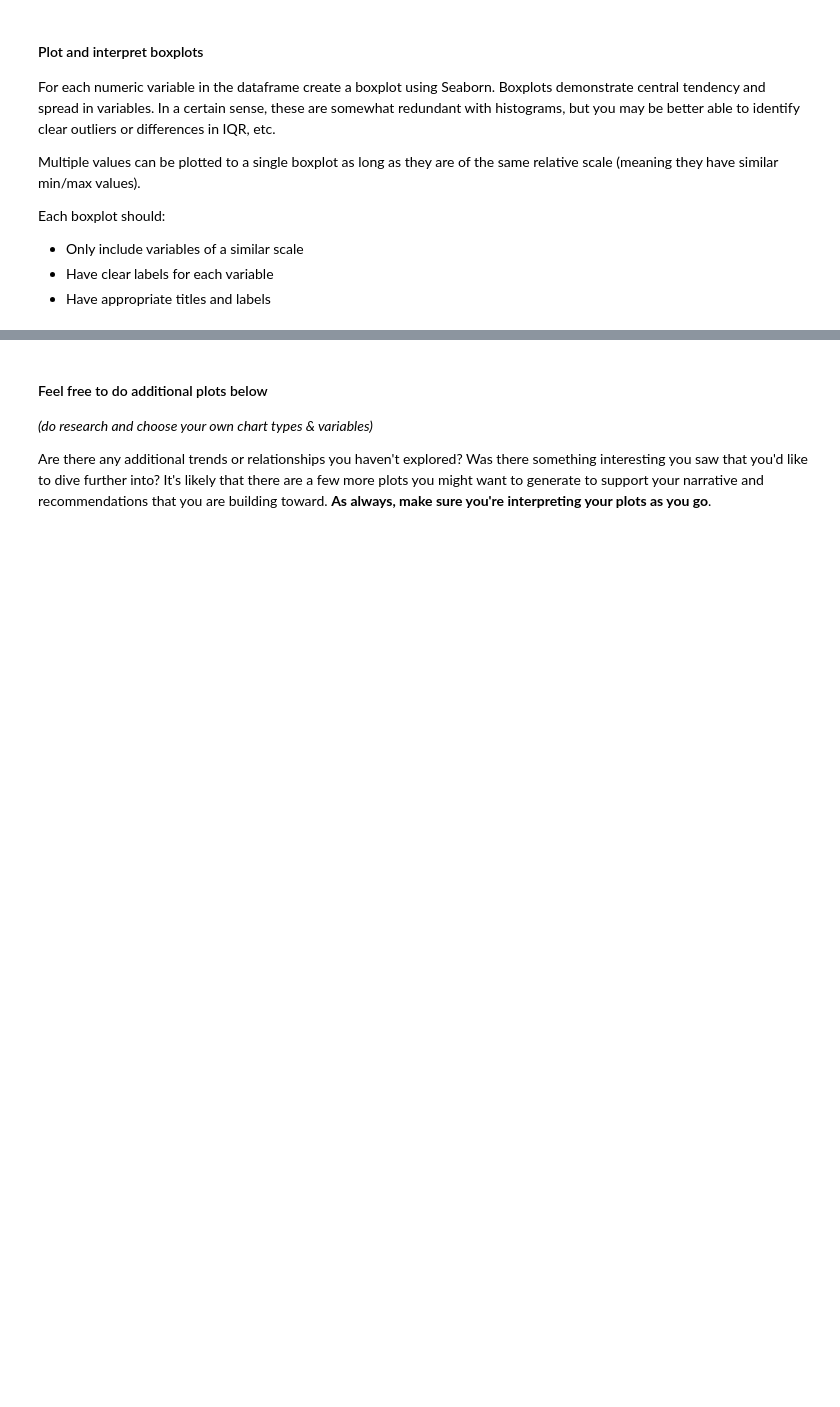
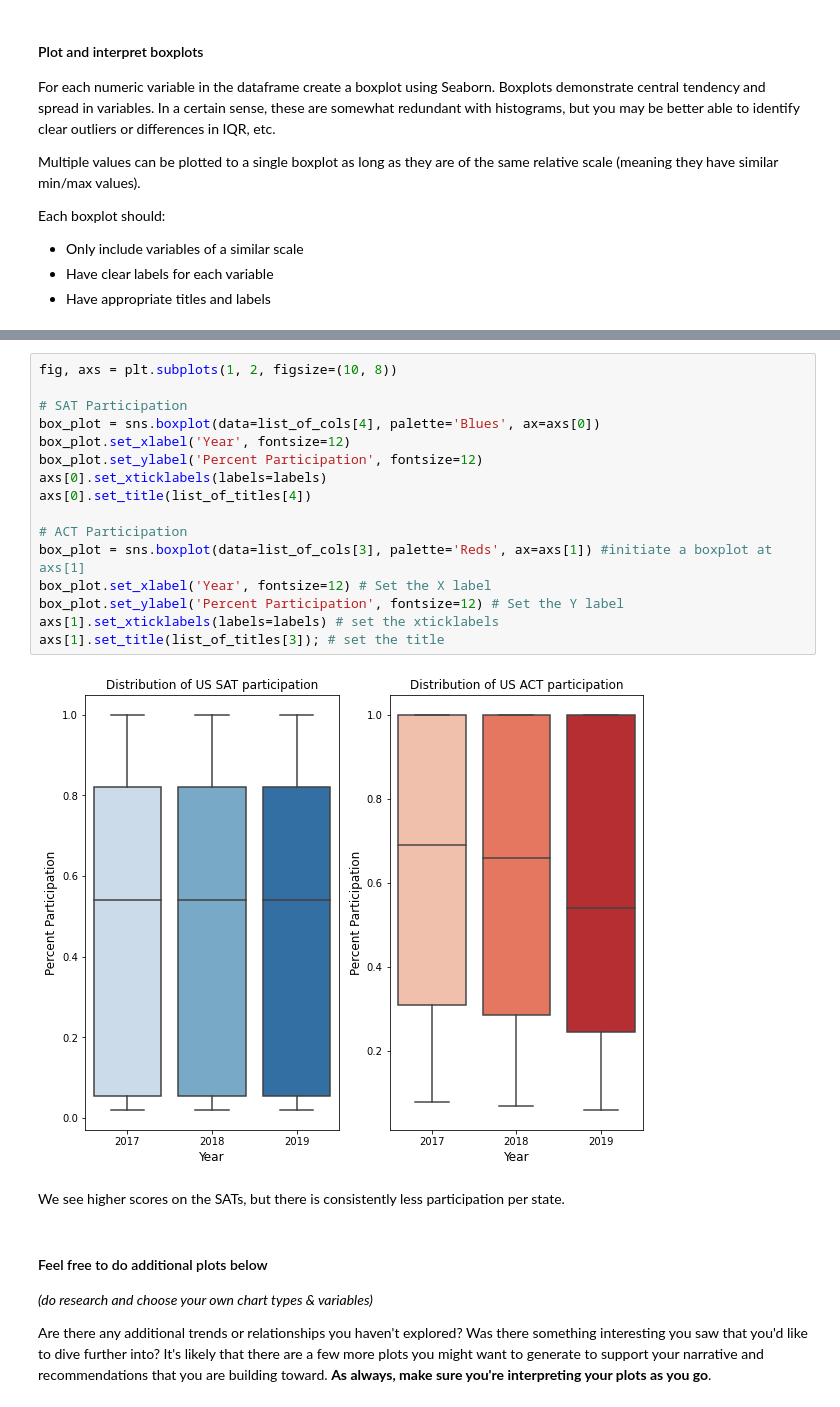
Before and after one commit to EricHeidbreder/GA_projects, a Jupyter notebook: projects/project-1-master/code/sat_act_data_HEIDBREDER.ipynb, the cells around one changed output, grey strips where cells are left out. Cells and saved outputs as stored; diff of their text form; blank space fills up the shorter version.

```diff
--- a/projects/project-1-master/code/sat_act_data_HEIDBREDER.ipynb
+++ b/projects/project-1-master/code/sat_act_data_HEIDBREDER.ipynb
@@ -1193,3 +1221,23 @@ Each boxplot should:
+# %%
+fig, axs = plt.subplots(1, 2, figsize=(10, 8))
+
+# SAT Participation
+box_plot = sns.boxplot(data=list_of_cols[4], palette='Blues', ax=axs[0])
+box_plot.set_xlabel('Year', fontsize=12)
+box_plot.set_ylabel('Percent Participation', fontsize=12)
+axs[0].set_xticklabels(labels=labels)
+axs[0].set_title(list_of_titles[4])
+
+# ACT Participation
+box_plot = sns.boxplot(data=list_of_cols[3], palette='Reds', ax=axs[1]) #initiate a boxplot at axs[1]
+box_plot.set_xlabel('Year', fontsize=12) # Set the X label
+box_plot.set_ylabel('Percent Participation', fontsize=12) # Set the Y label
+axs[1].set_xticklabels(labels=labels) # set the xticklabels
+axs[1].set_title(list_of_titles[3]); # set the title
+# %% [output]
+[figure, added]
+# %% [markdown]
+We see higher scores on the SATs, but there is consistently less participation per state.
 # %% [markdown]
 #### Feel free to do additional plots below
 *(do research and choose your own chart types & variables)*
```
Also changed, not shown: parts of 3 cells of this notebook.
